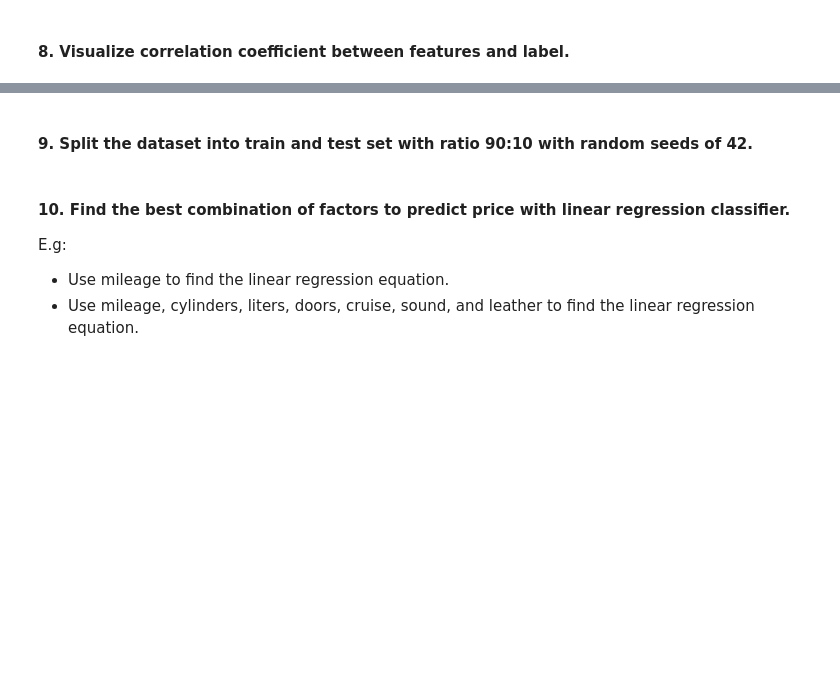
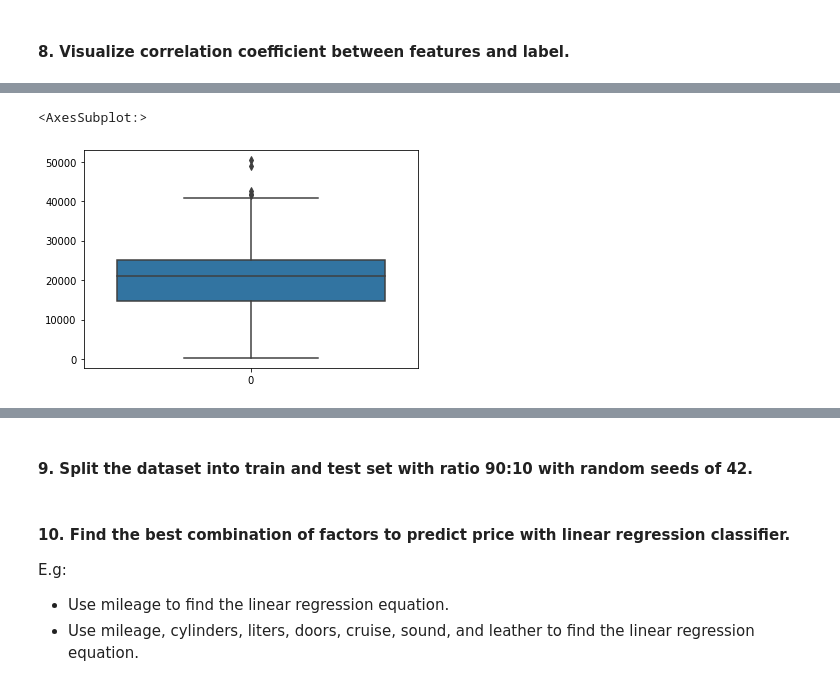
Before and after one commit to honghanhh/py40a12l2, a Jupyter notebook: assignments/regression/Manh_Car price prediction.ipynb, the cells around one changed output, grey strips where cells are left out. Cells and saved outputs as stored; diff of their text form; code cells hidden in the pictures; blank space fills up the shorter version.

```diff
--- a/assignments/regression/Manh_Car price prediction.ipynb
+++ b/assignments/regression/Manh_Car price prediction.ipynb
@@ -107,0 +175,5 @@ memory usage: 75.5+ KB
+# %%
+sns.boxplot(data = df['Mileage'])
+# %% [output]
+<AxesSubplot:>
+[figure, added]
```
Also changed, not shown: parts of 8 cells of this notebook.
